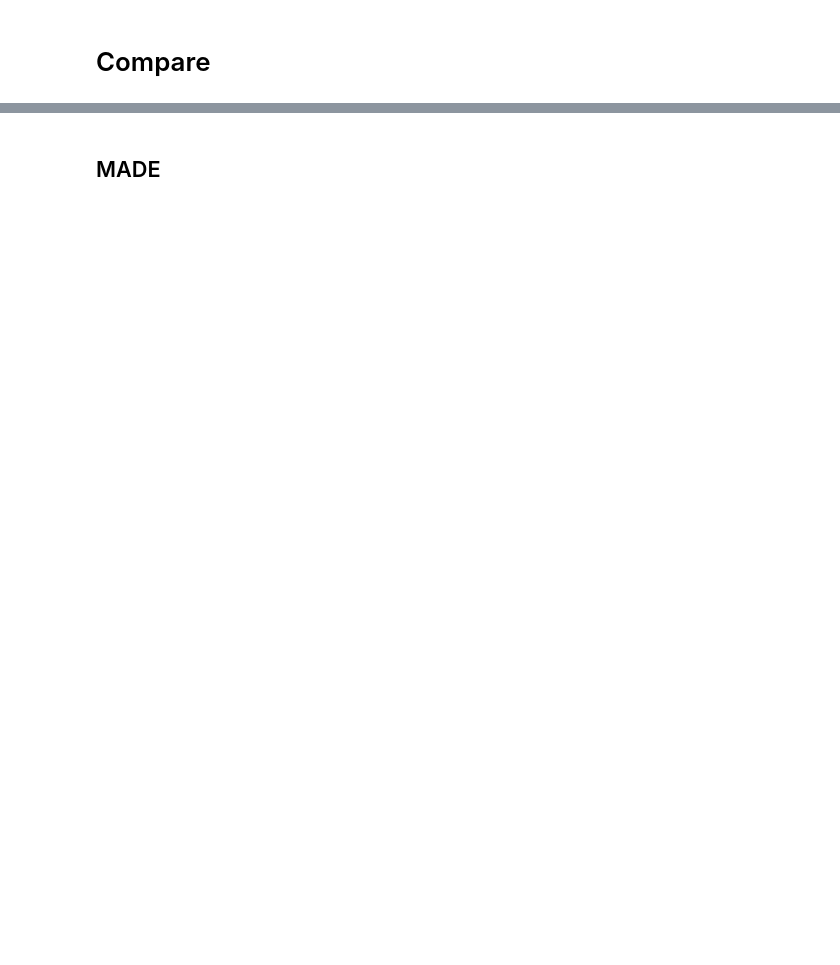
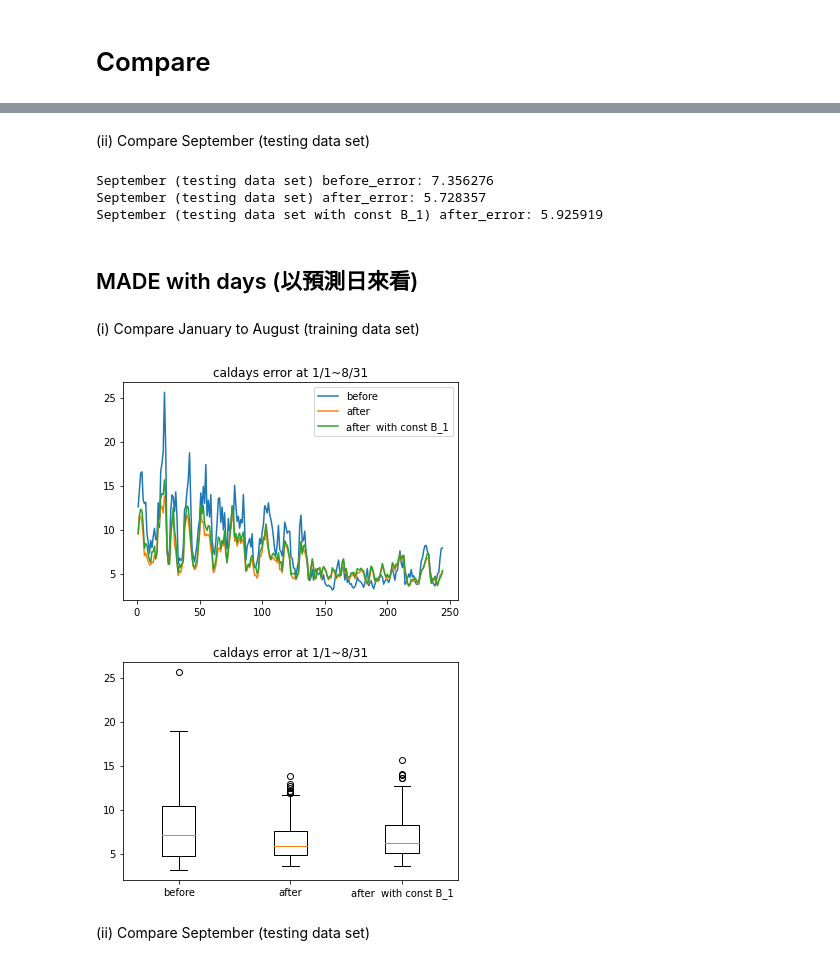
Before and after one commit to ChouHsuan-Cheng/NCHU-project, a Jupyter notebook: data simulation with DINEOF.ipynb, the cells around one changed output, grey strips where cells are left out. Drawn from its saved outputs; the diff is of its cells as text; code cells hidden in the pictures; blank space fills up the shorter version.

```diff
--- a/data simulation with DINEOF.ipynb
+++ b/data simulation with DINEOF.ipynb
@@ -241,3 +251,63 @@ print(np.shape(fit_fxC))
+# %% [markdown]
+(ii) Compare September (testing data set)
+# %%
+before_error2=0
+after_error2=0
+after_errorC2=0
+for i in range (244,274):
+    for j in range(0,6816):
+        before_error2=before_error2+abs(old_x[i][j]-old_y[i][j])
+        after_error2=after_error2+abs(fit_fx[i][j]-old_y[i][j])
+        after_errorC2=after_errorC2+abs(fit_fxC[i][j]-old_y[i][j])
+before_error2=before_error2/30/6816
+after_error2=after_error2/30/6816
+after_errorC2=after_errorC2/30/6816
+print("September (testing data set) before_error: %f" %before_error2)
+print("September (testing data set) after_error: %f" %after_error2)
+print("September (testing data set with const B_1) after_error: %f" %after_errorC2)
+# %% [output]
+September (testing data set) before_error: 7.356276
+September (testing data set) after_error: 5.728357
+September (testing data set with const B_1) after_error: 5.925919
 # %% [markdown]
-## MADE
+## MADE with days (以預測日來看)
+# %% [markdown]
+(i) Compare January to August (training data set)
+# %%
+caldays_before_error1=np.zeros(244)
+caldays_after_error1=np.zeros(244)
+caldays_after_errorC1=np.zeros(244)
+error1=0
+error2=0
+error3=0
+for i in range (0,244):
+    for j in range(0,6816):
+        error1=error1+abs(old_x[i][j]-old_y[i][j])
+        error2=error2+abs(fit_fx[i][j]-old_y[i][j])
+        error3=error3+abs(fit_fxC[i][j]-old_y[i][j])
+    caldays_before_error1[i]=error1/6816
+    caldays_after_error1[i]=error2/6816
+    caldays_after_errorC1[i]=error3/6816
+    error1=0
+    error2=0
+    error3=0
+# %%
+fig1 = plt.figure(1)
+x=np.linspace(1,244,244)
+plt.plot(x,caldays_before_error1, label = 'before')
+plt.plot(x,caldays_after_error1, label ='after')
+plt.plot(x,caldays_after_errorC1, label ='after  with const B_1')
+plt.legend(loc = 1)
+plt.title('caldays error at 1/1~8/31')
+
+fig2 = plt.figure(2)
+plt.boxplot([caldays_before_error1,caldays_after_error1,caldays_after_errorC1], labels=('before','after','after  with const B_1'))
+plt.title("caldays error at 1/1~8/31")
+
+plt.show()
+# %% [output]
+[figure, added]
+[figure, added]
+# %% [markdown]
+(ii) Compare September (testing data set)
 # %%
```
Also changed, not shown: parts of 42 cells of this notebook.
